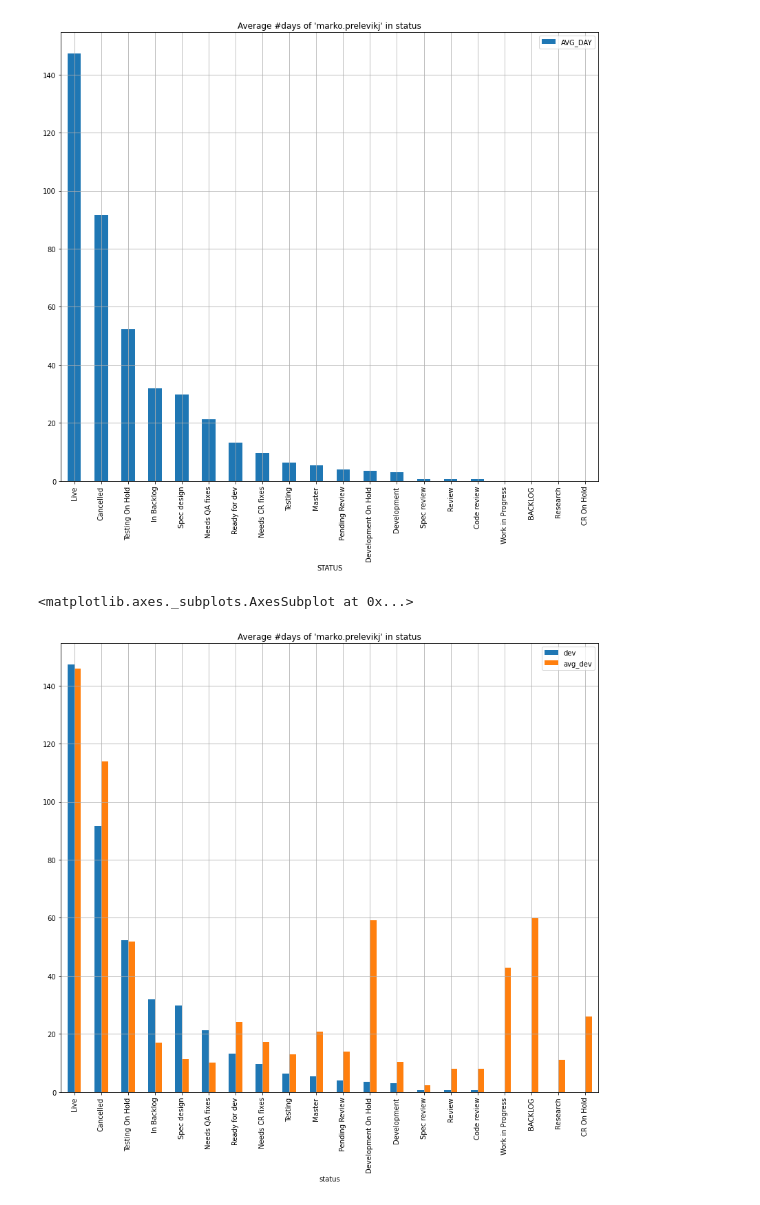
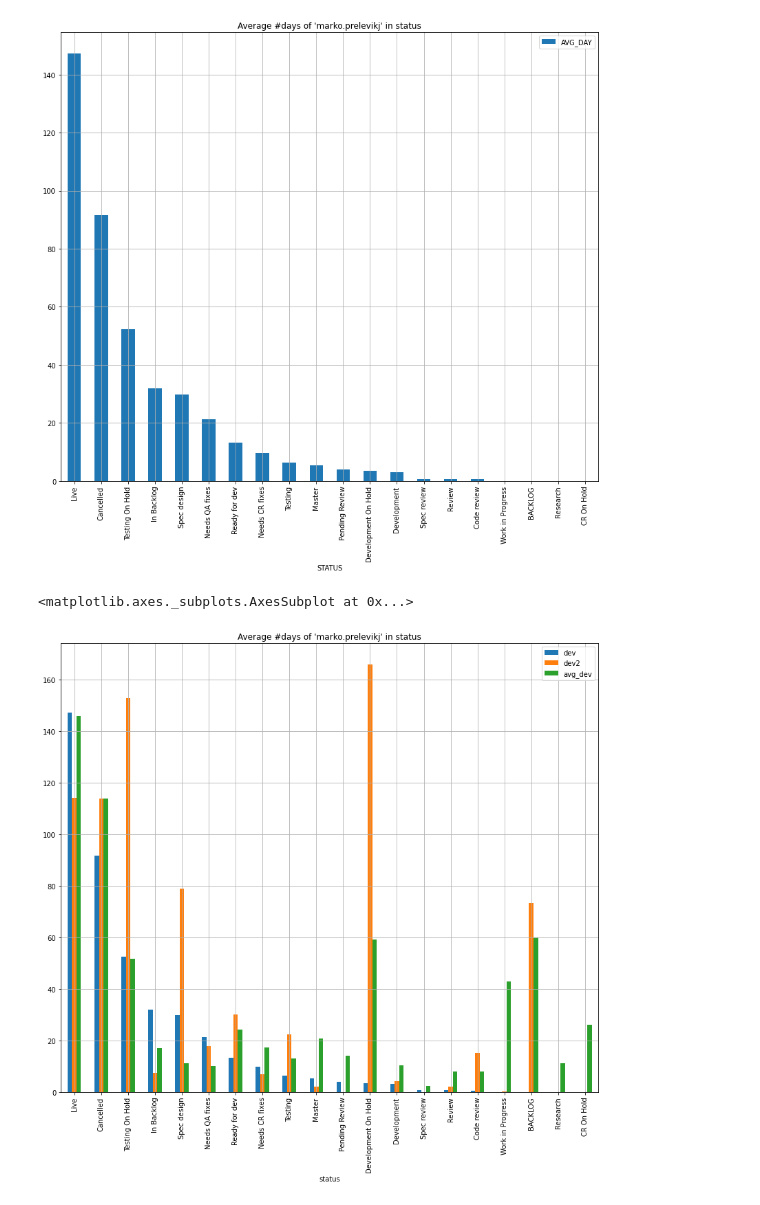
Before and after one commit to pr3mar/thesis, a Jupyter notebook: src/reports/timeline_analysis.ipynb, the cells around one changed output. Drawn from its saved outputs; the diff is of its cells as text; code cells hidden in the pictures.

```diff
--- a/src/reports/timeline_analysis.ipynb
+++ b/src/reports/timeline_analysis.ipynb
@@ -128,31 +128,35 @@ dev.loc[(dev["AVG_DAY"] > 0)]\
 <matplotlib.axes._subplots.AxesSubplot at 0x...>
 [figure]
 # %%
+dev2 = developer.get_developer(sw, interval=active_interval, userId="<PII>")
 avg_dev_by_status = avg_dev.sort_values("STATUS")
 dev_by_status = dev.set_index("STATUS")
+dev2_by_status = dev2.set_index("STATUS")
 dev_by_status = dev_by_status.sort_values("STATUS")
+dev2_by_status = dev2_by_status.sort_values("STATUS")
 
 combined = pd.concat(
     [
         avg_dev_by_status["STATUS"].rename("status"),
         avg_dev_by_status["AVG_DAY"].rename("avg_dev"),
-        dev_by_status["AVG_DAY"].rename("dev")
+        dev_by_status["AVG_DAY"].rename("dev"),
+        dev2_by_status["AVG_DAY"].rename("dev2")
     ],
     axis=1,
     sort=False
 ).fillna(0)
 
 combined.loc[(combined["dev"] > 0)]\
     .sort_values("dev", ascending=False)\
     .plot(
         kind='bar',
         x="status",
-        y=["dev", "avg_dev"],
+        y=["dev", "dev2", "avg_dev"],
         figsize=figure_size,
         grid=True,
         # yticks=range(0, int(dev["AVG_DAY"].max()) + 1, 1),
         title=f"Average #days of '{userId}' in status"
     )
 # %% [output]
 <matplotlib.axes._subplots.AxesSubplot at 0x...>
-[figure, old version]
+[figure, new version]
```
